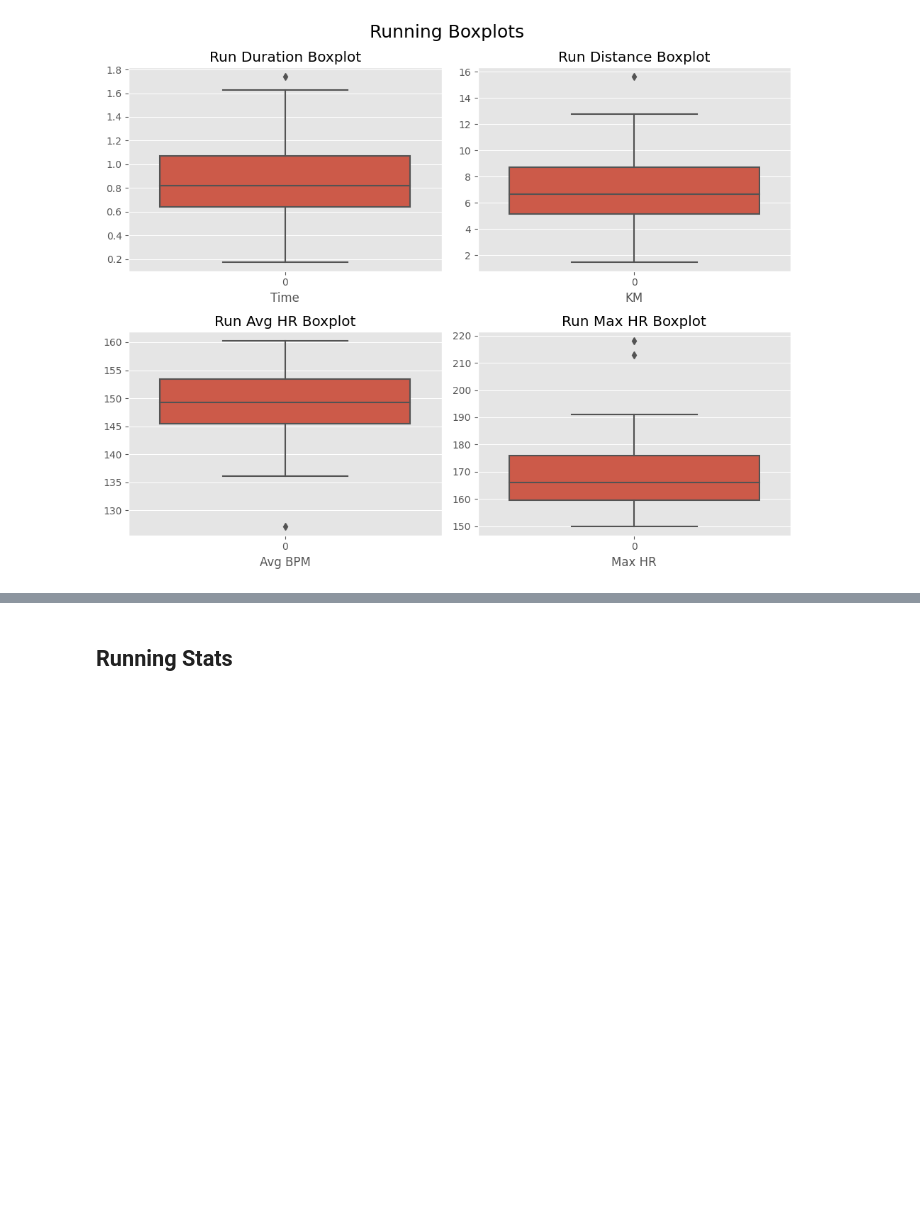
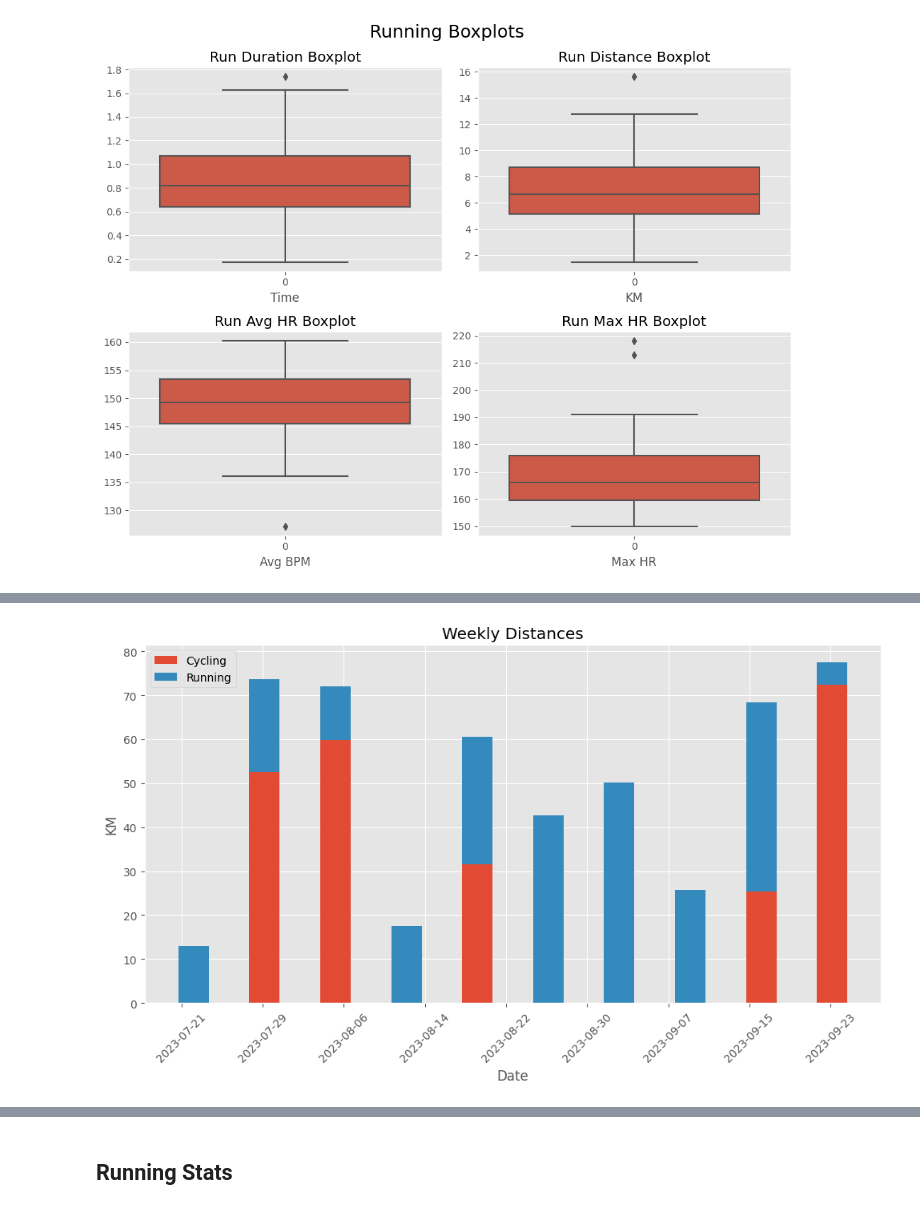
Before and after one commit to palmerac/Elevate, a Jupyter notebook: runStats.ipynb, the cells around one changed output, grey strips where cells are left out. Saved outputs shown, nothing was run; the diff lists cells and outputs as text; code cells hidden in the pictures; blank space fills up the shorter version.

```diff
--- a/runStats.ipynb
+++ b/runStats.ipynb
@@ -351,3 +375,42 @@ plt.show()
+# %%
+import matplotlib.pyplot as plt
+
+# Assuming you already have the DataFrame 'wklyRBSum'
+plt.figure(figsize=(10, 6))
+
+wklyRBSum = pd.DataFrame(dfRB.groupby(['Type', pd.Grouper(freq='W-SUN')])['km'].sum())
+wklyRBSum.sort_index(inplace=True)
+
+
+# Assuming you have a DataFrame 'wklyRBSum' with columns 'Type' and 'km'
+# and you want to plot the weekly sums for 'Running' and 'Cycling'
+running_data = wklyRBSum.loc['Running']
+cycling_data = wklyRBSum.loc['Cycling']
+
+# Resample both datasets to have the same date index
+cycling_data = cycling_data.reindex(running_data.index, fill_value=0)
+
+# Create a stacked bar chart
+plt.bar(cycling_data.index, cycling_data['km'], label='Cycling', width=3)
+plt.bar(running_data.index, running_data['km'], label='Running', bottom=cycling_data['km'], width=3)
+
+# Customize the plot (e.g., labels, title, legend, etc.)
+plt.xlabel('Date')
+# Show every n-th date
+n = 1  # Change this value as needed
+plt.xticks(rotation=45)
+plt.gca().xaxis.set_major_locator(plt.MaxNLocator(integer=True, prune='both'))
+plt.gca().set_xticks(plt.gca().get_xticks()[::n])
+
+plt.ylabel('KM')
+plt.title('Weekly Distances')
+plt.legend()
+
+# Show the plot
+plt.tight_layout()
+plt.show()
+# %% [output]
+[figure, added]
 # %%
 sum_piv = df.pivot_table(values='km', columns=df.index.month, aggfunc='sum', index='Type',
                          fill_value=0)
```
Also changed, not shown: parts of 7 cells of this notebook, 14 other files.
